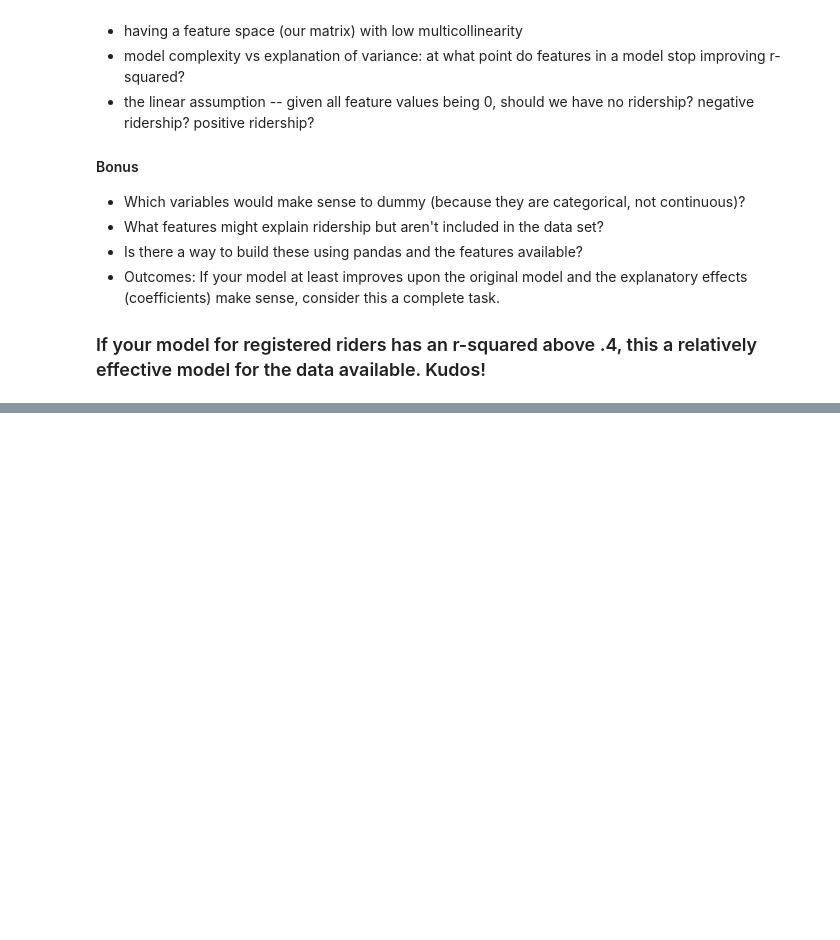
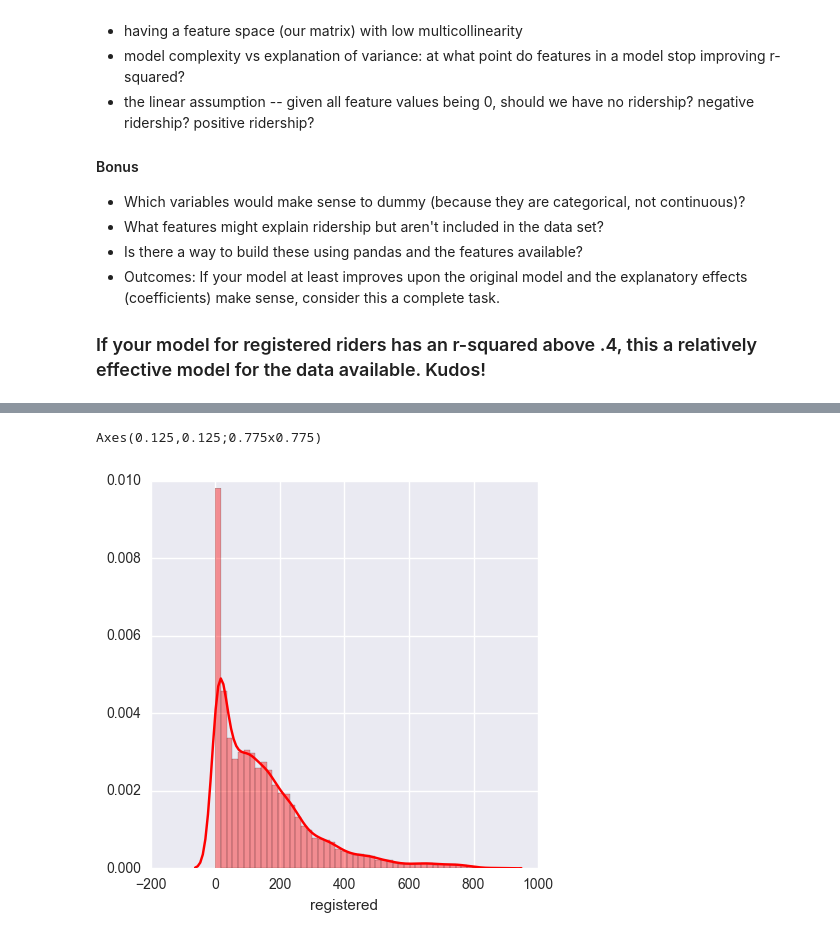
Before and after one commit to wrc260/ga-datascience, a Jupyter notebook: class 5/05 - intro to regression analysis - starter code.ipynb, the cells around one changed output, grey strips where cells are left out. Cells and saved outputs as stored; diff of their text form; code cells hidden in the pictures; blank space fills up the shorter version.

```diff
--- a/class 5/05 - intro to regression analysis - starter code.ipynb
+++ b/class 5/05 - intro to regression analysis - starter code.ipynb
@@ -457,0 +549,11 @@ We've completed a model together that explains casual guest riders. Now it's you
+# %%
+bike_data = pd.read_csv(str(DATA_DIR / 'bikeshare.csv'))
+
+# print sns.lmplot('registered', 'temp', bike_data)
+
+#fig, axs = plt.subplots(2,1)
+print sns.distplot(bike_data['registered'], color='red')
+#sns.distplot(bike_data['temp'], color='green', ax=axs[1])
+# %% [output]
+Axes(0.125,0.125;0.775x0.775)
+[figure, added]
```
Also changed, not shown: parts of 19 cells of this notebook, 12 other files.
